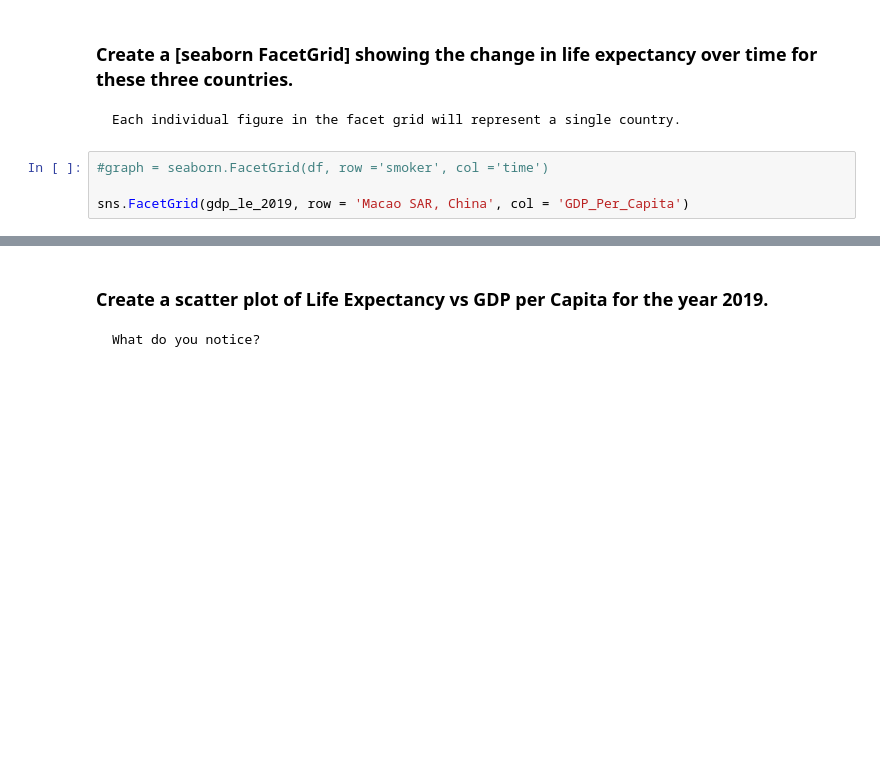
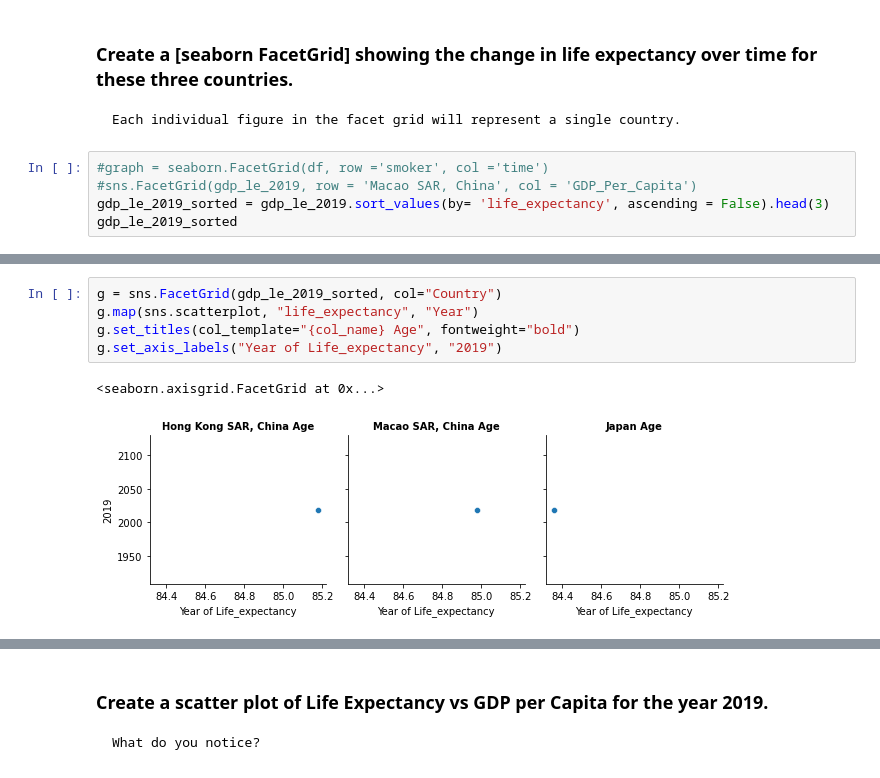
Before and after one commit to nss-data-science-cohort-7/un-exploration-gtorres2, a Jupyter notebook: UN_EXPLORATION_2.ipynb, the cells around one changed output, grey strips where cells are left out. Cells and saved outputs as stored; diff of their text form; blank space fills up the shorter version.

```diff
--- a/UN_EXPLORATION_2.ipynb
+++ b/UN_EXPLORATION_2.ipynb
@@ -1322,6 +1322,7 @@ gdp_le_2019.sort_values(by= 'GDP_Per_Capita', ascending = False).head(3)
     Each individual figure in the facet grid will represent a single country.
 # %%
 #graph = seaborn.FacetGrid(df, row ='smoker', col ='time')
-
-sns.FacetGrid(gdp_le_2019, row = 'Macao SAR, China', col = 'GDP_Per_Capita')
+#sns.FacetGrid(gdp_le_2019, row = 'Macao SAR, China', col = 'GDP_Per_Capita')
+gdp_le_2019_sorted = gdp_le_2019.sort_values(by= 'life_expectancy', ascending = False).head(3)
+gdp_le_2019_sorted
 # %% [output]
@@ -1328,0 +1349,8 @@ KeyError: 'Macao SAR, China'
+# %%
+g = sns.FacetGrid(gdp_le_2019_sorted, col="Country")
+g.map(sns.scatterplot, "life_expectancy", "Year")
+g.set_titles(col_template="{col_name} Age", fontweight="bold")
+g.set_axis_labels("Year of Life_expectancy", "2019")
+# %% [output]
+<seaborn.axisgrid.FacetGrid at 0x...>
+[figure, added]
```
Also changed, not shown: parts of 9 cells of this notebook.
